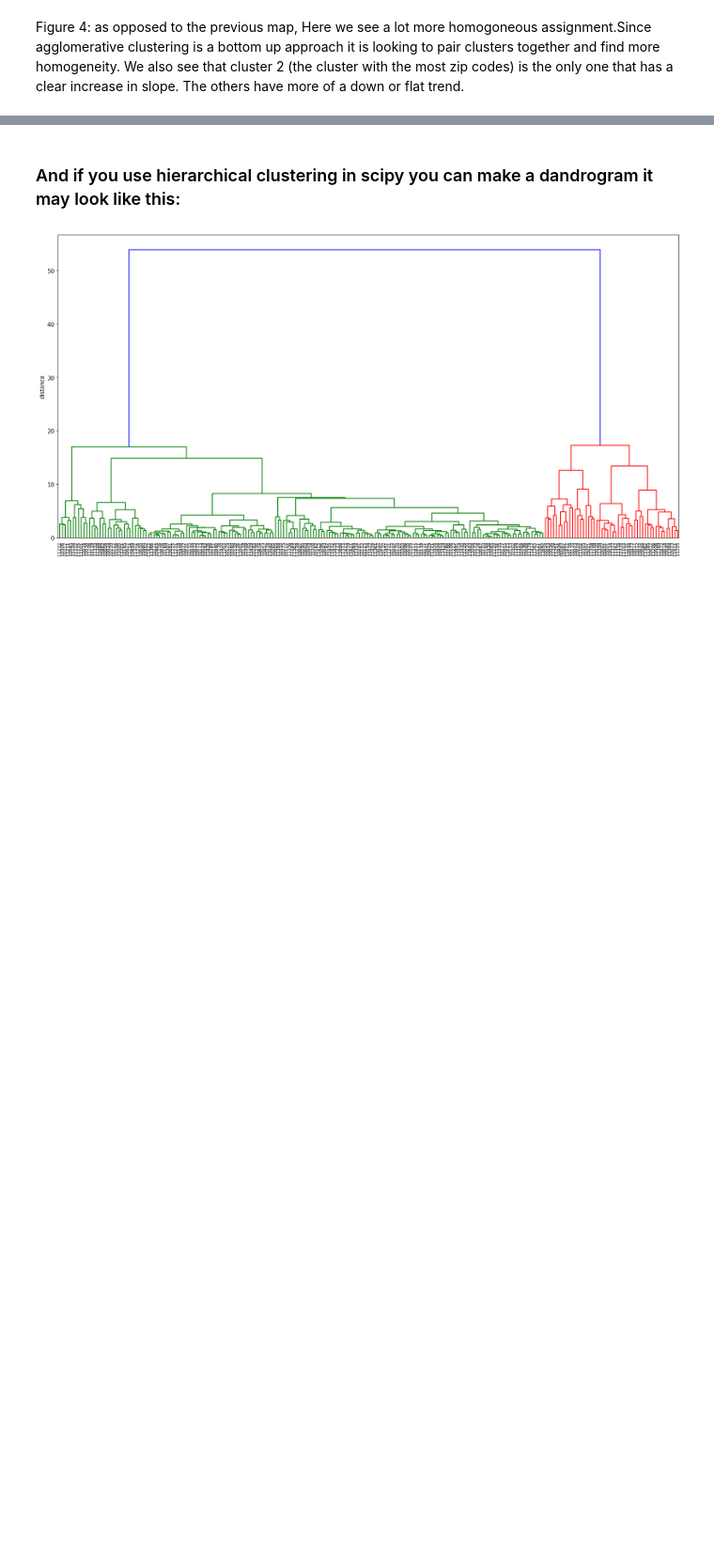
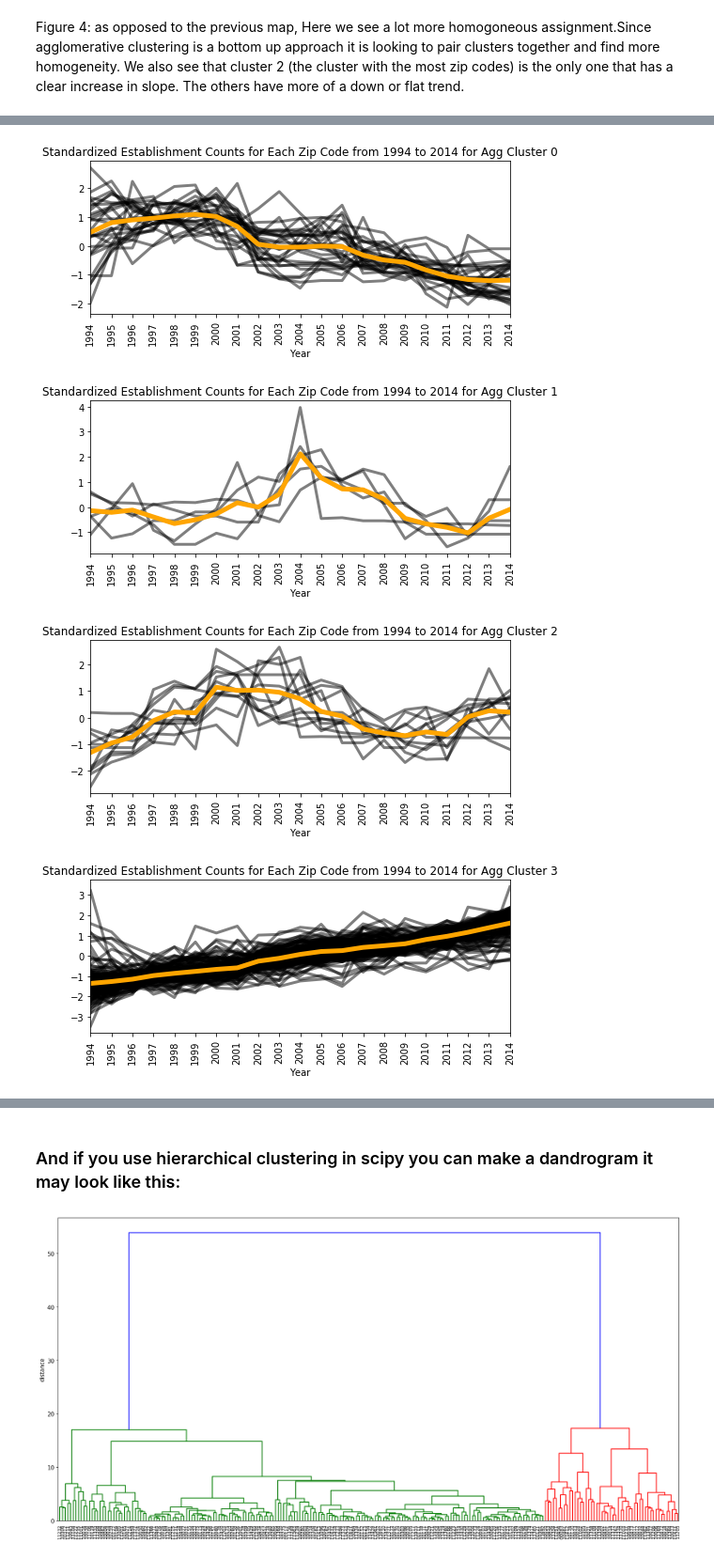
Before and after one commit to samjfalk/PUI2018_sjf374, a Jupyter notebook: HW12_sjf374/HW12_2_sjf374.ipynb, the cells around one changed output, grey strips where cells are left out. Shown at 94% size. Cells and saved outputs as stored; diff of their text form; code cells hidden in the pictures; blank space fills up the shorter version.

```diff
--- a/HW12_sjf374/HW12_2_sjf374.ipynb
+++ b/HW12_sjf374/HW12_2_sjf374.ipynb
@@ -486,0 +428,6 @@ Figure 4: as opposed to the previous map, Here we see a lot more homogoneous ass
+# %%
+vals_only = vals.iloc[:,:-2]
+# %%
+agc = AgglomerativeClustering(n_clusters=8, linkage='average').fit(vals_only)
+labelsag = agc.labels_
+centroidsag = np.zeros((8, vals_only.shape[1]))
@@ -486,0 +447,4 @@ Figure 4: as opposed to the previous map, Here we see a lot more homogoneous ass
+# %%
+vals_agg = pd.concat([vals_only, vals[['zip']]], axis=1)
+# %%
+vals_agg['agg_labels'] = labelsag
@@ -486,0 +460,13 @@ Figure 4: as opposed to the previous map, Here we see a lot more homogoneous ass
+# %%
+for x in range(5):
+    vals_agg[vals_agg['agg_labels'] == x].iloc[:,:-2].T.plot(figsize=(8,3), legend=False, c='black', alpha=0.5, linewidth=3)
+    vals_agg[vals_agg['agg_labels'] == x].iloc[:,:-2].mean().plot(c='orange', linewidth=5)
+    pl.title('Standardized Establishment Counts for Each Zip Code from 1994 to 2014 for Agg Cluster %s' % str(x))
+    pl.xlabel('Year')
+    pl.xticks(np.arange(len(full_years)), full_years, rotation='vertical')
+    pl.show()
+# %% [output]
+[figure, added]
+[figure, added]
+[figure, added]
+[figure, added]
```
Also changed, not shown: parts of 25 cells of this notebook, 4 other files.
